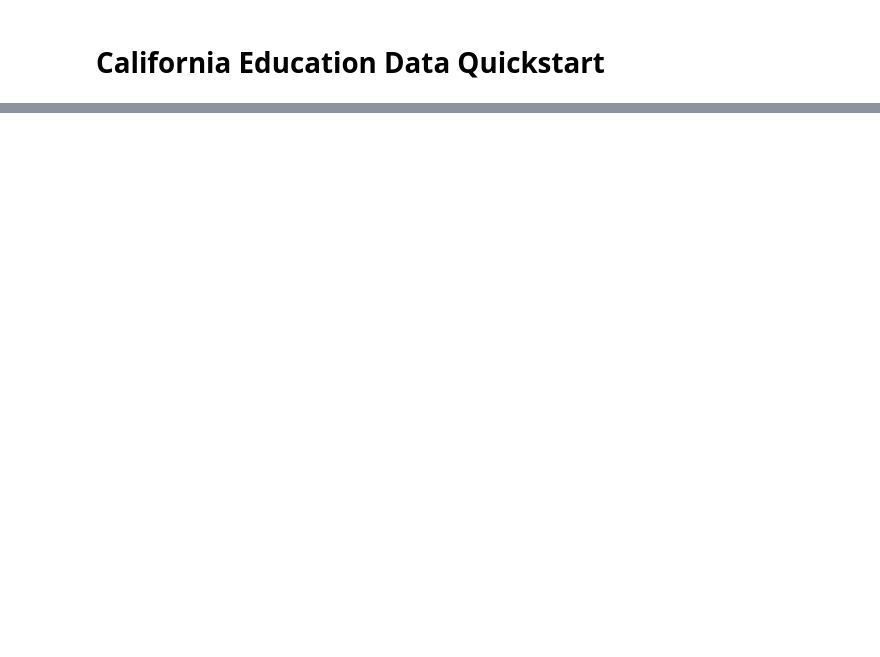
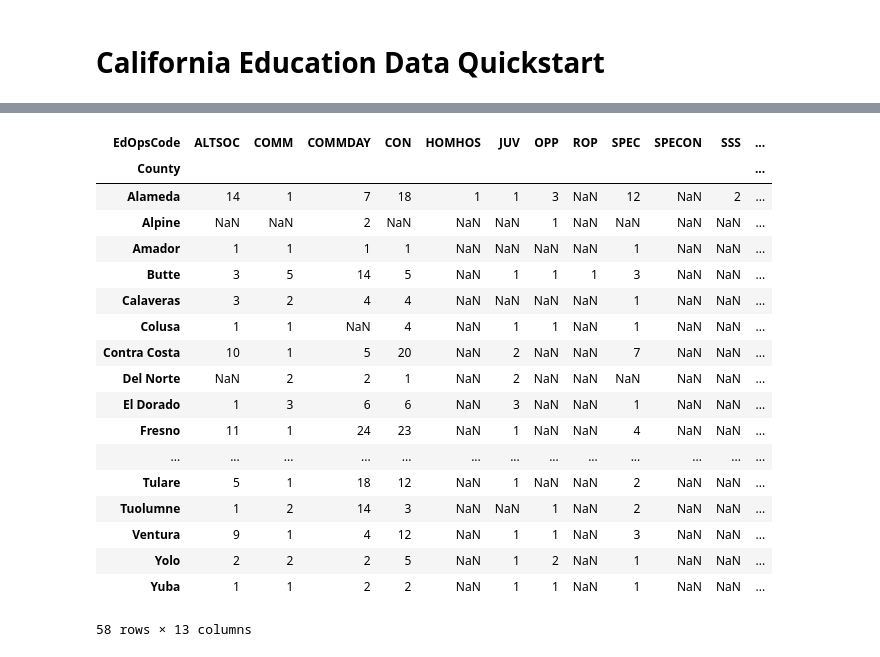
Before and after one commit to PaulAYoung/WWOD-final-project, a Jupyter notebook: notebooks/quickstart.ipynb, the cells around one changed output, grey strips where cells are left out. Cells and saved outputs as stored; diff of their text form; code cells hidden in the pictures; blank space fills up the shorter version.

```diff
--- a/notebooks/quickstart.ipynb
+++ b/notebooks/quickstart.ipynb
@@ -48,0 +44,25 @@ school_list[school_list.District == "Berkeley Unified"]
+# %%
+#show the different types of schools that are open in each district
+# the column meanings can be found at http://www.cde.ca.gov/ds/si/ds/fspubschls.asp
+# under the EdOpsCode variable
+school_list.pivot_table(values='School', rows=['County'], cols=['EdOpsCode'], aggfunc='count')
+# %% [output]
+| EdOpsCode | ALTSOC | COMM | COMMDAY | CON | HOMHOS | JUV | OPP | ROP | SPEC | SPECON | SSS | ... |
+| County |  |  |  |  |  |  |  |  |  |  |  | ... |
+| Alameda | 14 | 1 | 7 | 18 | 1 | 1 | 3 | NaN | 12 | NaN | 2 | ... |
+| Alpine | NaN | NaN | 2 | NaN | NaN | NaN | 1 | NaN | NaN | NaN | NaN | ... |
+| Amador | 1 | 1 | 1 | 1 | NaN | NaN | NaN | NaN | 1 | NaN | NaN | ... |
+| Butte | 3 | 5 | 14 | 5 | NaN | 1 | 1 | 1 | 3 | NaN | NaN | ... |
+| Calaveras | 3 | 2 | 4 | 4 | NaN | NaN | NaN | NaN | 1 | NaN | NaN | ... |
+| Colusa | 1 | 1 | NaN | 4 | NaN | 1 | 1 | NaN | 1 | NaN | NaN | ... |
+| Contra Costa | 10 | 1 | 5 | 20 | NaN | 2 | NaN | NaN | 7 | NaN | NaN | ... |
+| Del Norte | NaN | 2 | 2 | 1 | NaN | 2 | NaN | NaN | NaN | NaN | NaN | ... |
+| El Dorado | 1 | 3 | 6 | 6 | NaN | 3 | NaN | NaN | 1 | NaN | NaN | ... |
+| Fresno | 11 | 1 | 24 | 23 | NaN | 1 | NaN | NaN | 4 | NaN | NaN | ... |
+| ... | ... | ... | ... | ... | ... | ... | ... | ... | ... | ... | ... | ... |
+| Tulare | 5 | 1 | 18 | 12 | NaN | 1 | NaN | NaN | 2 | NaN | NaN | ... |
+| Tuolumne | 1 | 2 | 14 | 3 | NaN | NaN | 1 | NaN | 2 | NaN | NaN | ... |
+| Ventura | 9 | 1 | 4 | 12 | NaN | 1 | 1 | NaN | 3 | NaN | NaN | ... |
+| Yolo | 2 | 2 | 2 | 5 | NaN | 1 | 2 | NaN | 1 | NaN | NaN | ... |
+| Yuba | 1 | 1 | 2 | 2 | NaN | 1 | 1 | NaN | 1 | NaN | NaN | ... |
+58 rows × 13 columns
```
Also changed, not shown: parts of 8 cells of this notebook.
